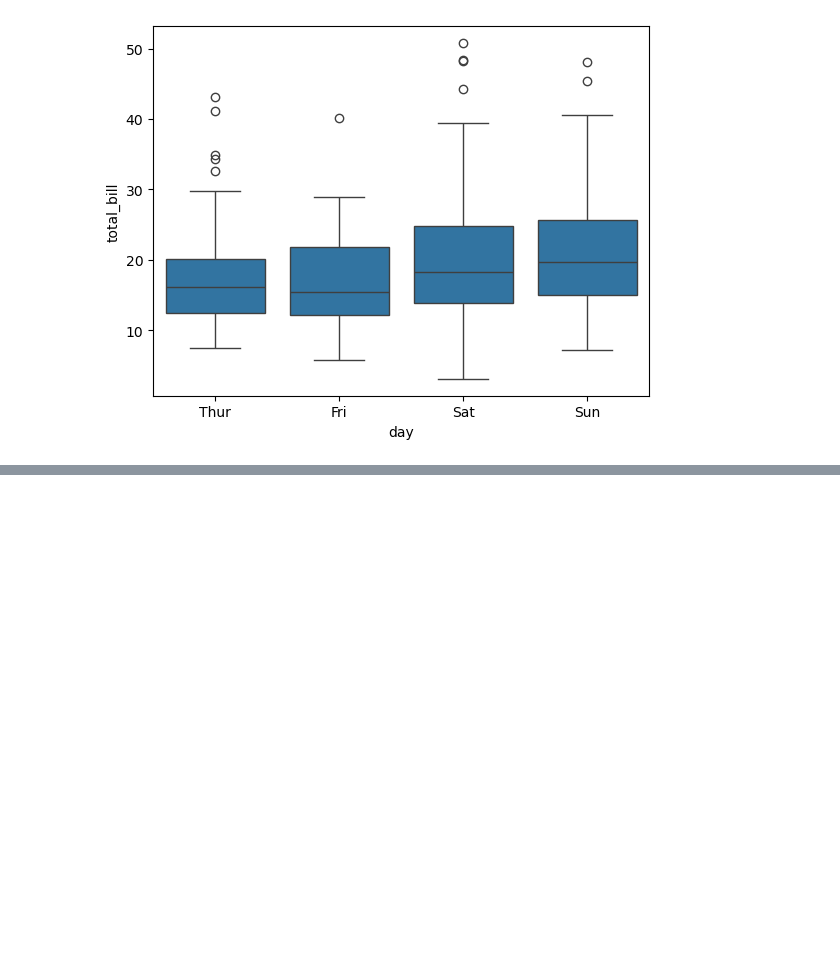
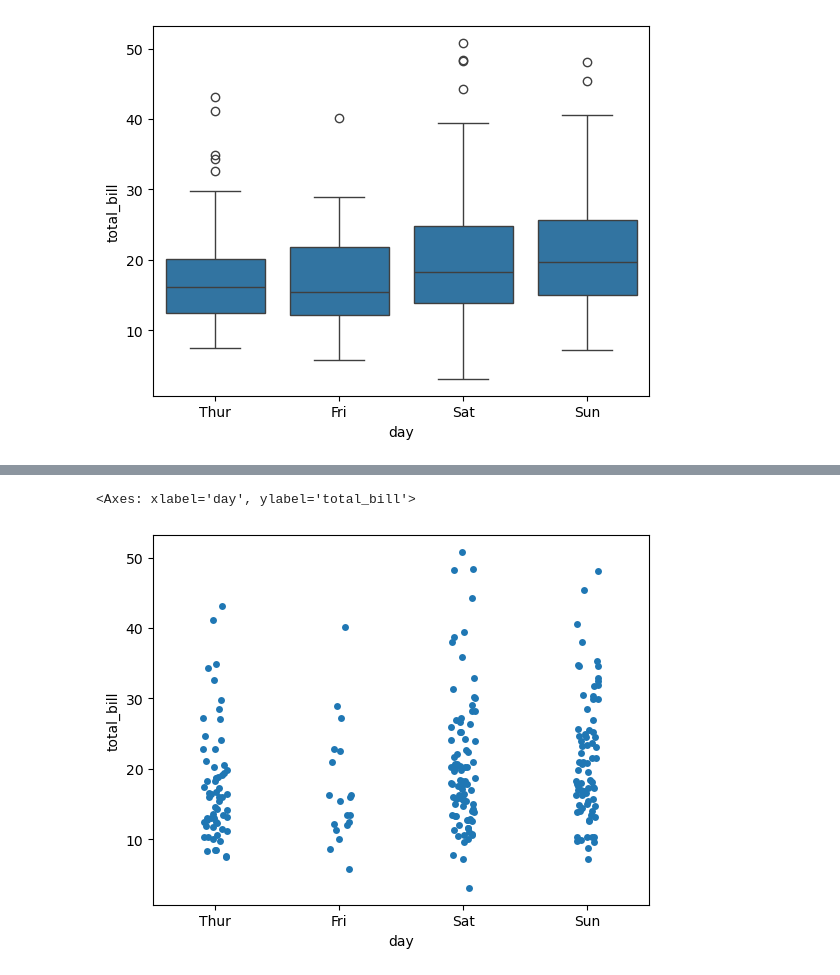
Before and after one commit to mdnaim2004/NOTE_ARCHIVE, a Jupyter notebook: seabron/seaborn.ipynb, the cells around one changed output, grey strips where cells are left out. Saved outputs shown, nothing was run; the diff lists cells and outputs as text; code cells hidden in the pictures; blank space fills up the shorter version.

```diff
--- a/seabron/seaborn.ipynb
+++ b/seabron/seaborn.ipynb
@@ -276,0 +298,9 @@ sns.boxplot(data=data, x='day', y='total_bill')
+# %%
+sns.stripplot(
+    data=data,
+    x='day',
+    y='total_bill'
+)
+# %% [output]
+<Axes: xlabel='day', ylabel='total_bill'>
+[figure, added]
```
Also changed, not shown: parts of 8 cells of this notebook.
